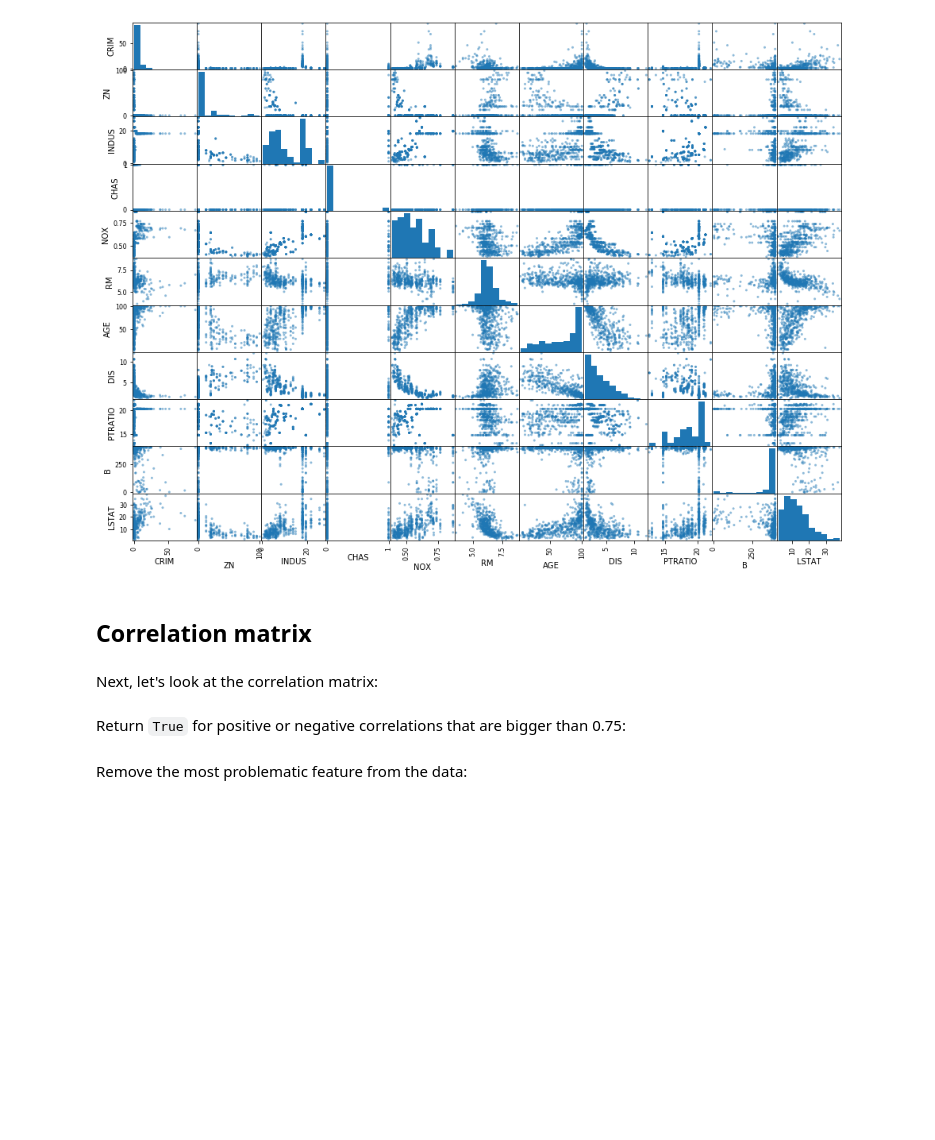
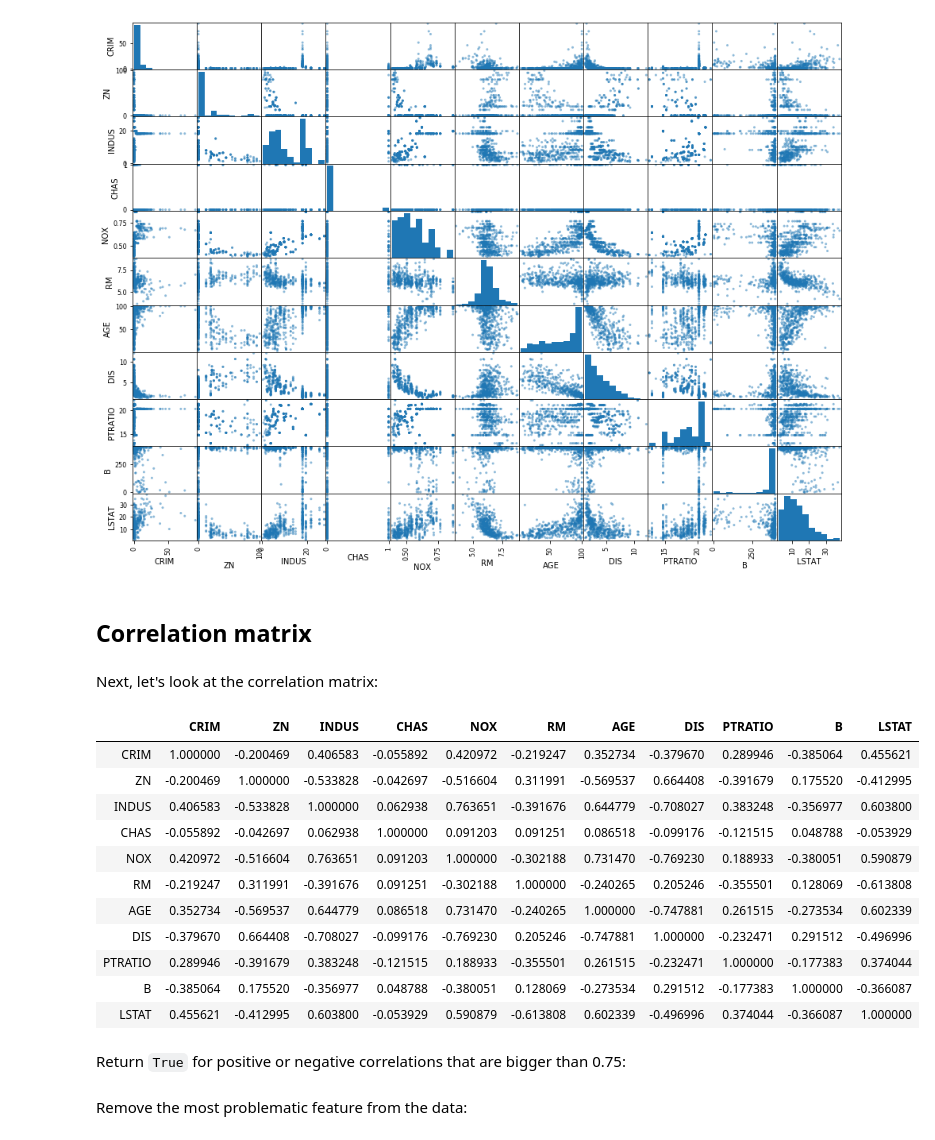
Before and after one commit to OsterMendel/dsc-multicollinearity-of-features-lab-nyc-ds-033020, a Jupyter notebook: index.ipynb, the cells around one changed output. Drawn from its saved outputs; the diff is of its cells as text; code cells hidden in the pictures; blank space fills up the shorter version.

```diff
--- a/index.ipynb
+++ b/index.ipynb
@@ -69,6 +69,19 @@ pd.plotting.scatter_matrix(boston_features.drop(columns=rad_tax),figsize=(16,12)
 # %% [markdown]
 Next, let's look at the correlation matrix:
 # %%
-boston_features.drop(columns=rad_tax).corr
+boston_features.drop(columns=rad_tax).corr()
+# %% [output]
+|  | CRIM | ZN | INDUS | CHAS | NOX | RM | AGE | DIS | PTRATIO | B | LSTAT |
+| CRIM | 1.000000 | -0.200469 | 0.406583 | -0.055892 | 0.420972 | -0.219247 | 0.352734 | -0.379670 | 0.289946 | -0.385064 | 0.455621 |
+| ZN | -0.200469 | 1.000000 | -0.533828 | -0.042697 | -0.516604 | 0.311991 | -0.569537 | 0.664408 | -0.391679 | 0.175520 | -0.412995 |
+| INDUS | 0.406583 | -0.533828 | 1.000000 | 0.062938 | 0.763651 | -0.391676 | 0.644779 | -0.708027 | 0.383248 | -0.356977 | 0.603800 |
+| CHAS | -0.055892 | -0.042697 | 0.062938 | 1.000000 | 0.091203 | 0.091251 | 0.086518 | -0.099176 | -0.121515 | 0.048788 | -0.053929 |
+| NOX | 0.420972 | -0.516604 | 0.763651 | 0.091203 | 1.000000 | -0.302188 | 0.731470 | -0.769230 | 0.188933 | -0.380051 | 0.590879 |
+| RM | -0.219247 | 0.311991 | -0.391676 | 0.091251 | -0.302188 | 1.000000 | -0.240265 | 0.205246 | -0.355501 | 0.128069 | -0.613808 |
+| AGE | 0.352734 | -0.569537 | 0.644779 | 0.086518 | 0.731470 | -0.240265 | 1.000000 | -0.747881 | 0.261515 | -0.273534 | 0.602339 |
+| DIS | -0.379670 | 0.664408 | -0.708027 | -0.099176 | -0.769230 | 0.205246 | -0.747881 | 1.000000 | -0.232471 | 0.291512 | -0.496996 |
+| PTRATIO | 0.289946 | -0.391679 | 0.383248 | -0.121515 | 0.188933 | -0.355501 | 0.261515 | -0.232471 | 1.000000 | -0.177383 | 0.374044 |
+| B | -0.385064 | 0.175520 | -0.356977 | 0.048788 | -0.380051 | 0.128069 | -0.273534 | 0.291512 | -0.177383 | 1.000000 | -0.366087 |
+| LSTAT | 0.455621 | -0.412995 | 0.603800 | -0.053929 | 0.590879 | -0.613808 | 0.602339 | -0.496996 | 0.374044 | -0.366087 | 1.000000 |
 # %% [markdown]
 Return `True` for positive or negative correlations that are bigger than 0.75:
```
Also changed, not shown: parts of 1 cell of this notebook.
